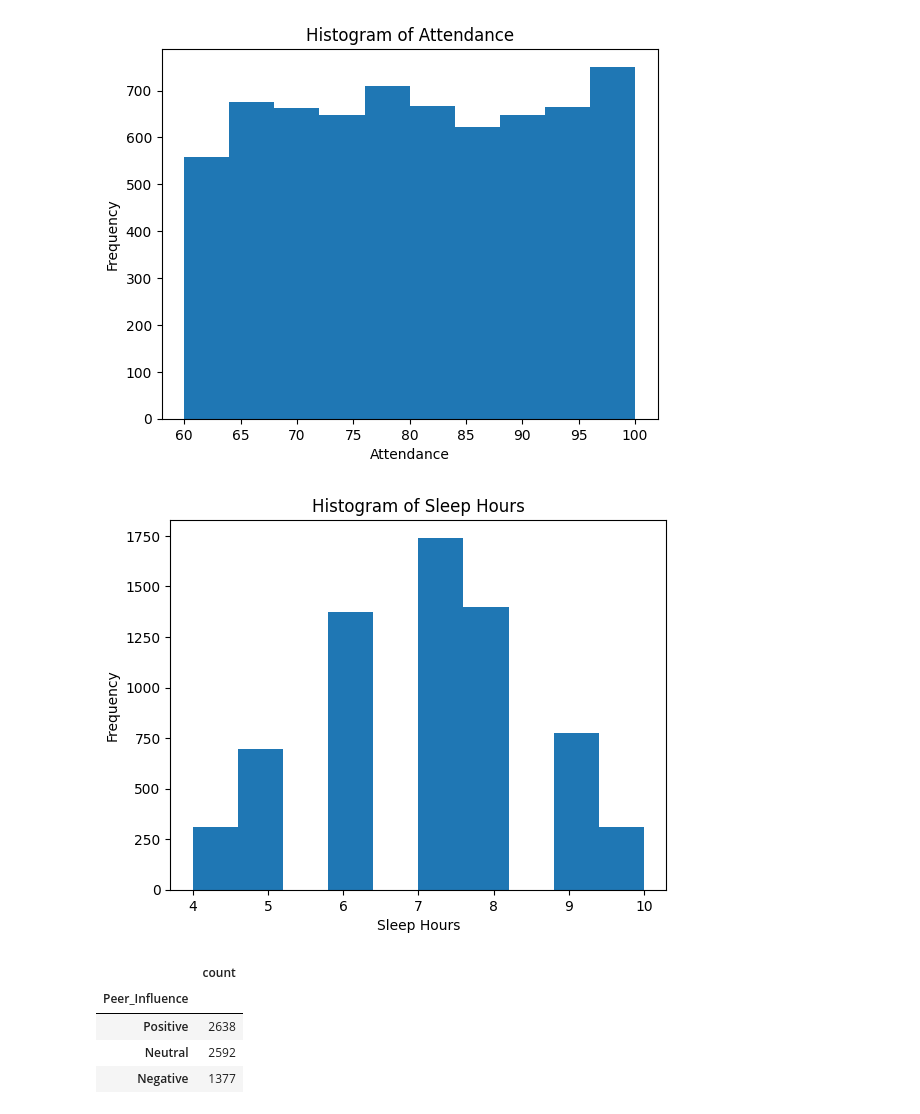
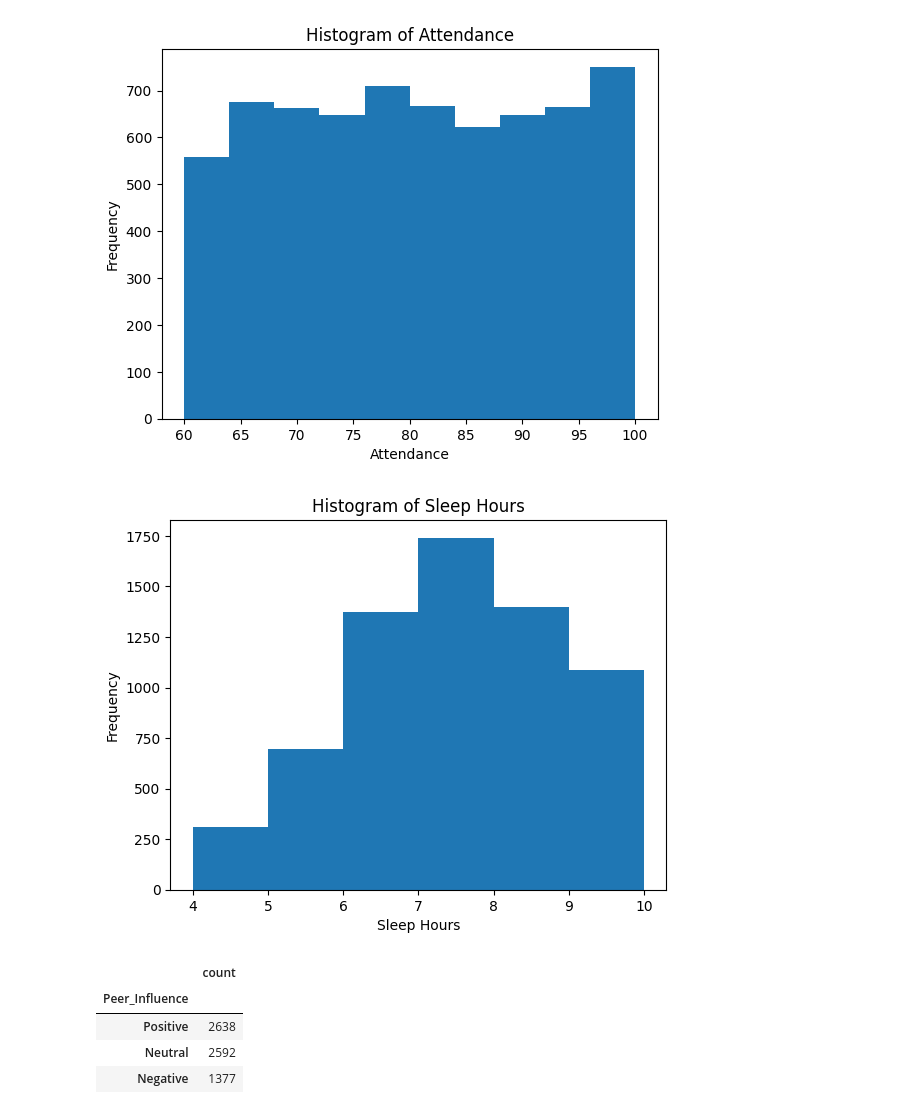
Before and after one commit to evaterry4/DS3001_project, a Jupyter notebook: ml_project_basic_histograms_boxplots.ipynb, the cells around one changed output. Cells and saved outputs as stored; diff of their text form; code cells hidden in the pictures.

```diff
--- a/ml_project_basic_histograms_boxplots.ipynb
+++ b/ml_project_basic_histograms_boxplots.ipynb
@@ -44,13 +44,13 @@ plt.show()
 [figure]
 # %%
 import matplotlib.pyplot as plt
-plt.hist(data['Sleep_Hours'], bins=10)  # Adjust bins as needed
+plt.hist(data['Sleep_Hours'],bins=6)  # Adjust bins as needed
 plt.xlabel('Sleep Hours')
 plt.ylabel('Frequency')
 plt.title('Histogram of Sleep Hours')
 plt.show()
 # %% [output]
-[figure, old version]
+[figure, new version]
 # %%
 data['Peer_Influence'].value_counts()
 # %% [output]
```
